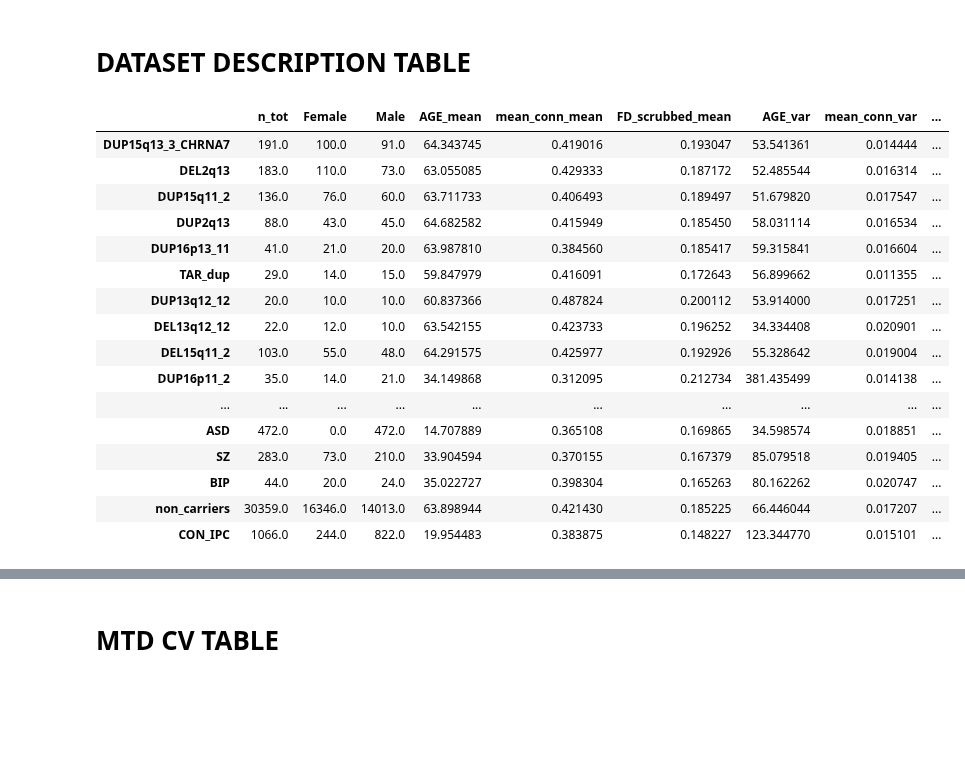
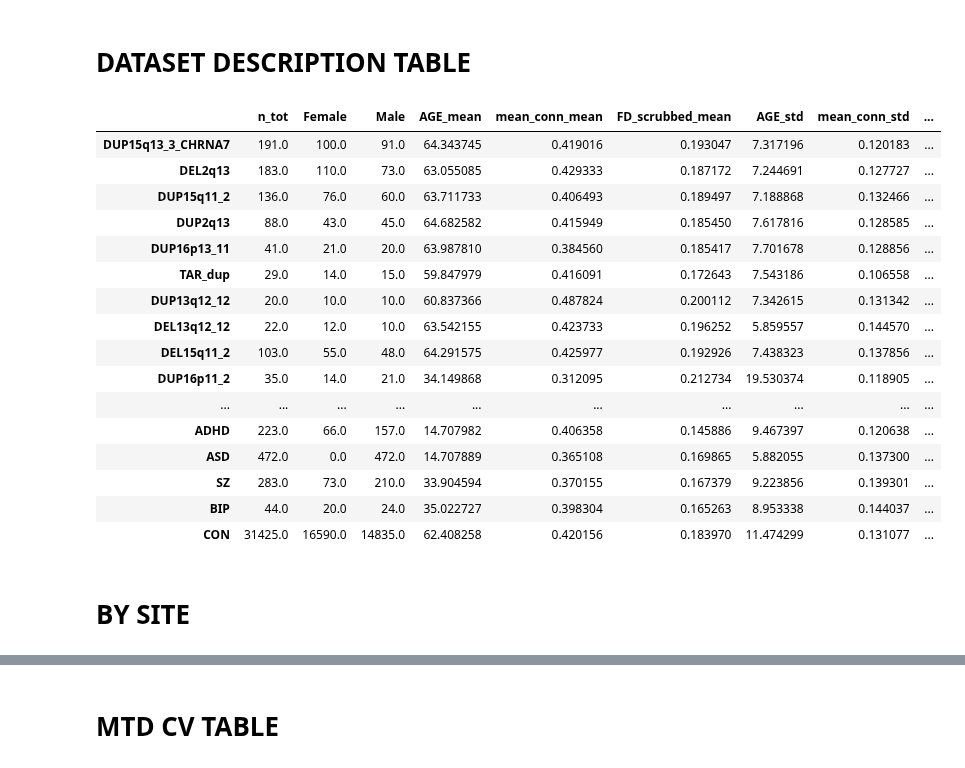
Before and after one commit to harveyaa/neuropsych_mtl, a Jupyter notebook: stats/dataset_exploration.ipynb, the cells around one changed output, grey strips where cells are left out. Cells and saved outputs as stored; diff of their text form; code cells hidden in the pictures; blank space fills up the shorter version.

```diff
--- a/stats/dataset_exploration.ipynb
+++ b/stats/dataset_exploration.ipynb
@@ -57,42 +168,47 @@ plt.tight_layout()
 # %% [markdown]
 # DATASET DESCRIPTION TABLE
 # %%
-all_groups = cases + ['non_carriers','CON_IPC']
+pheno['CON'] = pheno['non_carriers'] + pheno['CON_IPC']
+all_groups = cases + ['CON']
 n_tot = pheno[all_groups].sum()
 n_sex = pheno.groupby('SEX')[all_groups].sum()
 
 cont_mean = []
-cont_var = []
+cont_std = []
 sites = []
+n_sites = []
 for group in all_groups:
     cont_mean.append(pheno.groupby(group).mean()[['AGE','mean_conn','FD_scrubbed']].loc[1])
-    cont_var.append(pheno.groupby(group).var()[['AGE','mean_conn','FD_scrubbed']].loc[1])
+    cont_std.append(pheno.groupby(group).std()[['AGE','mean_conn','FD_scrubbed']].loc[1])
     sites.append(pheno[pheno[group]==1]['SITE'].unique())
+    n_sites.append(len(pheno[pheno[group]==1]['SITE'].unique()))
 cont_mean = pd.concat(cont_mean,axis=1,keys=all_groups).transpose()
-cont_var = pd.concat(cont_var,axis=1,keys=all_groups).transpose()
+cont_std = pd.concat(cont_var,axis=1,keys=all_groups).transpose()
 cont_mean.rename({'AGE':'AGE_mean','mean_conn':'mean_conn_mean','FD_scrubbed':'FD_scrubbed_mean'},axis='columns',inplace=True)
-cont_var.rename({'AGE':'AGE_var','mean_conn':'mean_conn_var','FD_scrubbed':'FD_scrubbed_var'},axis='columns',inplace=True)
+cont_std.rename({'AGE':'AGE_std','mean_conn':'mean_conn_std','FD_scrubbed':'FD_scrubbed_std'},axis='columns',inplace=True)
 # %%
-df = pd.concat([n_tot.transpose(),n_sex.transpose(),cont_mean,cont_var],axis=1)
-df['sites'] = sites
+df = pd.concat([n_tot.transpose(),n_sex.transpose(),cont_mean,cont_std],axis=1)
+df['sites'] = n_sites
 df.rename({0:'n_tot'},axis='columns',inplace=True)
 #df.to_csv('./results/table.csv')
 df
 # %% [output]
-|  | n_tot | Female | Male | AGE_mean | mean_conn_mean | FD_scrubbed_mean | AGE_var | mean_conn_var | ... |
-| DUP15q13_3_CHRNA7 | 191.0 | 100.0 | 91.0 | 64.343745 | 0.419016 | 0.193047 | 53.541361 | 0.014444 | ... |
-| DEL2q13 | 183.0 | 110.0 | 73.0 | 63.055085 | 0.429333 | 0.187172 | 52.485544 | 0.016314 | ... |
-| DUP15q11_2 | 136.0 | 76.0 | 60.0 | 63.711733 | 0.406493 | 0.189497 | 51.679820 | 0.017547 | ... |
-| DUP2q13 | 88.0 | 43.0 | 45.0 | 64.682582 | 0.415949 | 0.185450 | 58.031114 | 0.016534 | ... |
-| DUP16p13_11 | 41.0 | 21.0 | 20.0 | 63.987810 | 0.384560 | 0.185417 | 59.315841 | 0.016604 | ... |
-| TAR_dup | 29.0 | 14.0 | 15.0 | 59.847979 | 0.416091 | 0.172643 | 56.899662 | 0.011355 | ... |
-| DUP13q12_12 | 20.0 | 10.0 | 10.0 | 60.837366 | 0.487824 | 0.200112 | 53.914000 | 0.017251 | ... |
-| DEL13q12_12 | 22.0 | 12.0 | 10.0 | 63.542155 | 0.423733 | 0.196252 | 34.334408 | 0.020901 | ... |
-| DEL15q11_2 | 103.0 | 55.0 | 48.0 | 64.291575 | 0.425977 | 0.192926 | 55.328642 | 0.019004 | ... |
-| DUP16p11_2 | 35.0 | 14.0 | 21.0 | 34.149868 | 0.312095 | 0.212734 | 381.435499 | 0.014138 | ... |
+|  | n_tot | Female | Male | AGE_mean | mean_conn_mean | FD_scrubbed_mean | AGE_std | mean_conn_std | ... |
+| DUP15q13_3_CHRNA7 | 191.0 | 100.0 | 91.0 | 64.343745 | 0.419016 | 0.193047 | 7.317196 | 0.120183 | ... |
+| DEL2q13 | 183.0 | 110.0 | 73.0 | 63.055085 | 0.429333 | 0.187172 | 7.244691 | 0.127727 | ... |
+| DUP15q11_2 | 136.0 | 76.0 | 60.0 | 63.711733 | 0.406493 | 0.189497 | 7.188868 | 0.132466 | ... |
+| DUP2q13 | 88.0 | 43.0 | 45.0 | 64.682582 | 0.415949 | 0.185450 | 7.617816 | 0.128585 | ... |
+| DUP16p13_11 | 41.0 | 21.0 | 20.0 | 63.987810 | 0.384560 | 0.185417 | 7.701678 | 0.128856 | ... |
+| TAR_dup | 29.0 | 14.0 | 15.0 | 59.847979 | 0.416091 | 0.172643 | 7.543186 | 0.106558 | ... |
+| DUP13q12_12 | 20.0 | 10.0 | 10.0 | 60.837366 | 0.487824 | 0.200112 | 7.342615 | 0.131342 | ... |
+| DEL13q12_12 | 22.0 | 12.0 | 10.0 | 63.542155 | 0.423733 | 0.196252 | 5.859557 | 0.144570 | ... |
+| DEL15q11_2 | 103.0 | 55.0 | 48.0 | 64.291575 | 0.425977 | 0.192926 | 7.438323 | 0.137856 | ... |
+| DUP16p11_2 | 35.0 | 14.0 | 21.0 | 34.149868 | 0.312095 | 0.212734 | 19.530374 | 0.118905 | ... |
 | ... | ... | ... | ... | ... | ... | ... | ... | ... | ... |
-| ASD | 472.0 | 0.0 | 472.0 | 14.707889 | 0.365108 | 0.169865 | 34.598574 | 0.018851 | ... |
-| SZ | 283.0 | 73.0 | 210.0 | 33.904594 | 0.370155 | 0.167379 | 85.079518 | 0.019405 | ... |
-| BIP | 44.0 | 20.0 | 24.0 | 35.022727 | 0.398304 | 0.165263 | 80.162262 | 0.020747 | ... |
-| non_carriers | 30359.0 | 16346.0 | 14013.0 | 63.898944 | 0.421430 | 0.185225 | 66.446044 | 0.017207 | ... |
-| CON_IPC | 1066.0 | 244.0 | 822.0 | 19.954483 | 0.383875 | 0.148227 | 123.344770 | 0.015101 | ... |
+| ADHD | 223.0 | 66.0 | 157.0 | 14.707982 | 0.406358 | 0.145886 | 9.467397 | 0.120638 | ... |
+| ASD | 472.0 | 0.0 | 472.0 | 14.707889 | 0.365108 | 0.169865 | 5.882055 | 0.137300 | ... |
+| SZ | 283.0 | 73.0 | 210.0 | 33.904594 | 0.370155 | 0.167379 | 9.223856 | 0.139301 | ... |
+| BIP | 44.0 | 20.0 | 24.0 | 35.022727 | 0.398304 | 0.165263 | 8.953338 | 0.144037 | ... |
+| CON | 31425.0 | 16590.0 | 14835.0 | 62.408258 | 0.420156 | 0.183970 | 11.474299 | 0.131077 | ... |
+# %% [markdown]
+# BY SITE
```
Also changed, not shown: parts of 15 cells of this notebook.
